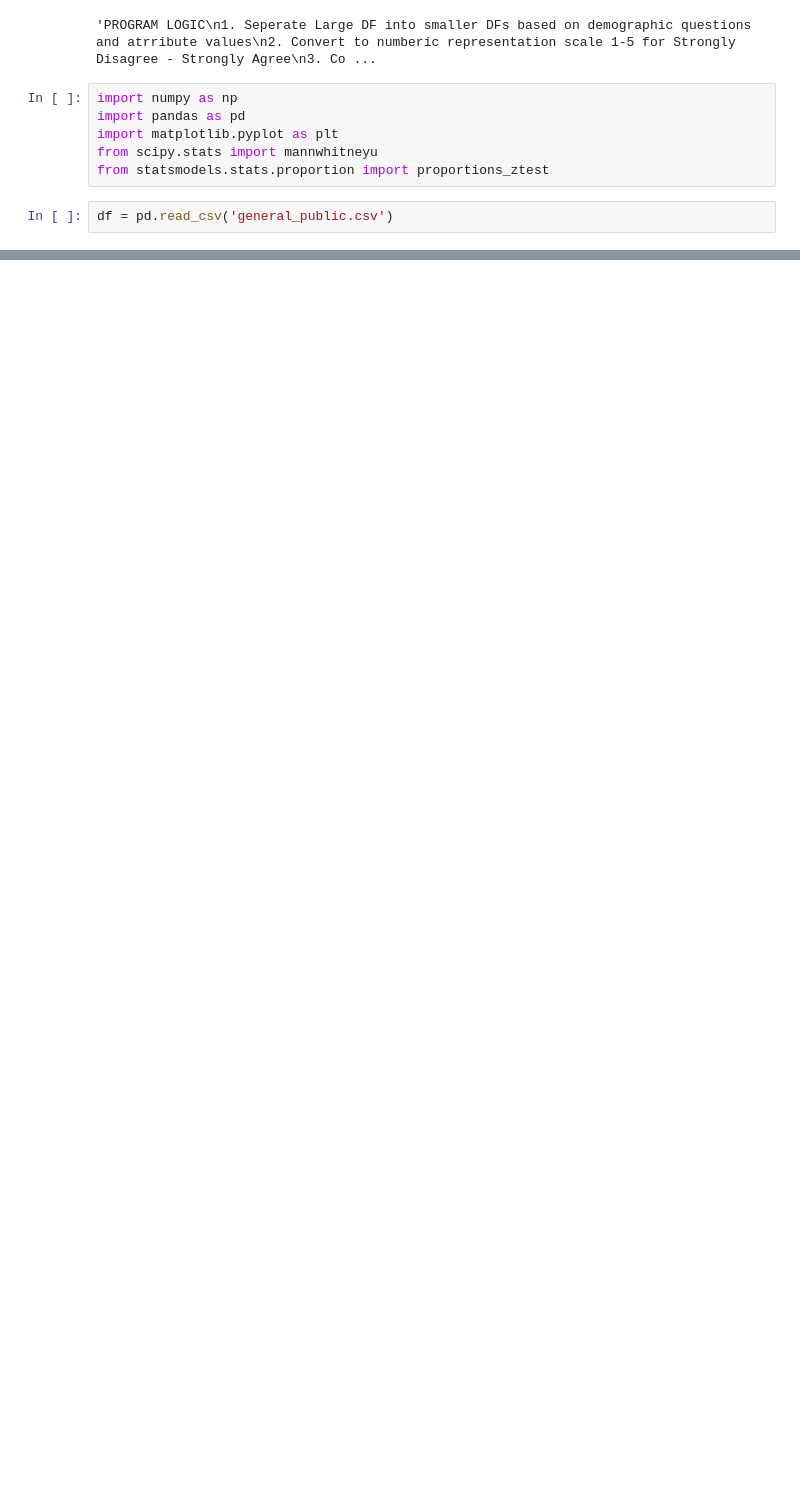
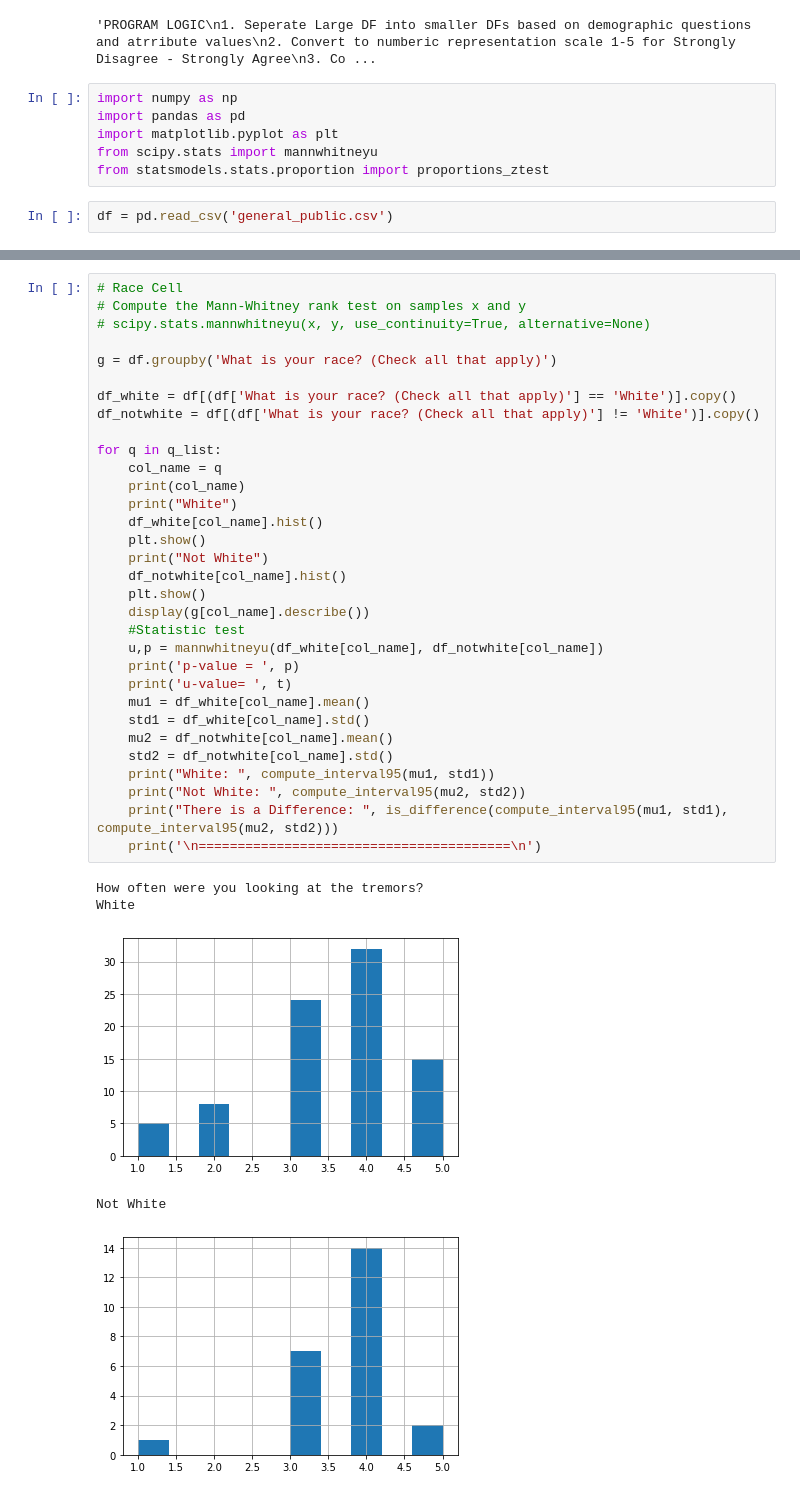
Before and after one commit to kurtishaut/PD_Video_Filtering, a Jupyter notebook: Survey Analysis.ipynb, the cells around one changed output, grey strips where cells are left out. Drawn from its saved outputs; the diff is of its cells as text; blank space fills up the shorter version.

```diff
--- a/Survey Analysis.ipynb
+++ b/Survey Analysis.ipynb
@@ -214,0 +337,38 @@ I found the tremors to be distracting.
+# %%
+# Race Cell
+# Compute the Mann-Whitney rank test on samples x and y
+# scipy.stats.mannwhitneyu(x, y, use_continuity=True, alternative=None)
+
+g = df.groupby('What is your race? (Check all that apply)')
+
+df_white = df[(df['What is your race? (Check all that apply)'] == 'White')].copy()
+df_notwhite = df[(df['What is your race? (Check all that apply)'] != 'White')].copy()
+
+for q in q_list:
+    col_name = q
+    print(col_name)
+    print("White")
+    df_white[col_name].hist()
+    plt.show()
+    print("Not White")
+    df_notwhite[col_name].hist()
+    plt.show()
+    display(g[col_name].describe())
+    #Statistic test
+    u,p = mannwhitneyu(df_white[col_name], df_notwhite[col_name])
+    print('p-value = ', p)
+    print('u-value= ', t)
+    mu1 = df_white[col_name].mean()
+    std1 = df_white[col_name].std()
+    mu2 = df_notwhite[col_name].mean()
+    std2 = df_notwhite[col_name].std()
+    print("White: ", compute_interval95(mu1, std1))
+    print("Not White: ", compute_interval95(mu2, std2))
+    print("There is a Difference: ", is_difference(compute_interval95(mu1, std1), compute_interval95(mu2, std2)))
+    print('\n========================================\n')
+# %% [output]
+How often were you looking at the tremors?
+White
+[figure, added]
+Not White
+[figure, added]
```
Also changed, not shown: parts of 18 cells of this notebook.
